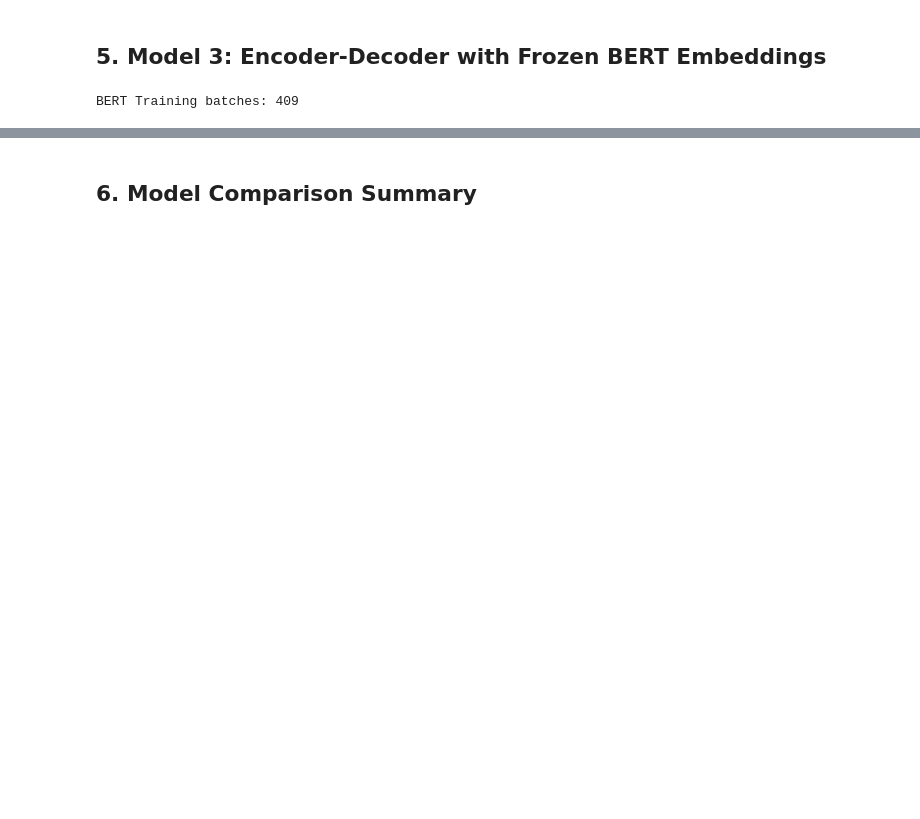
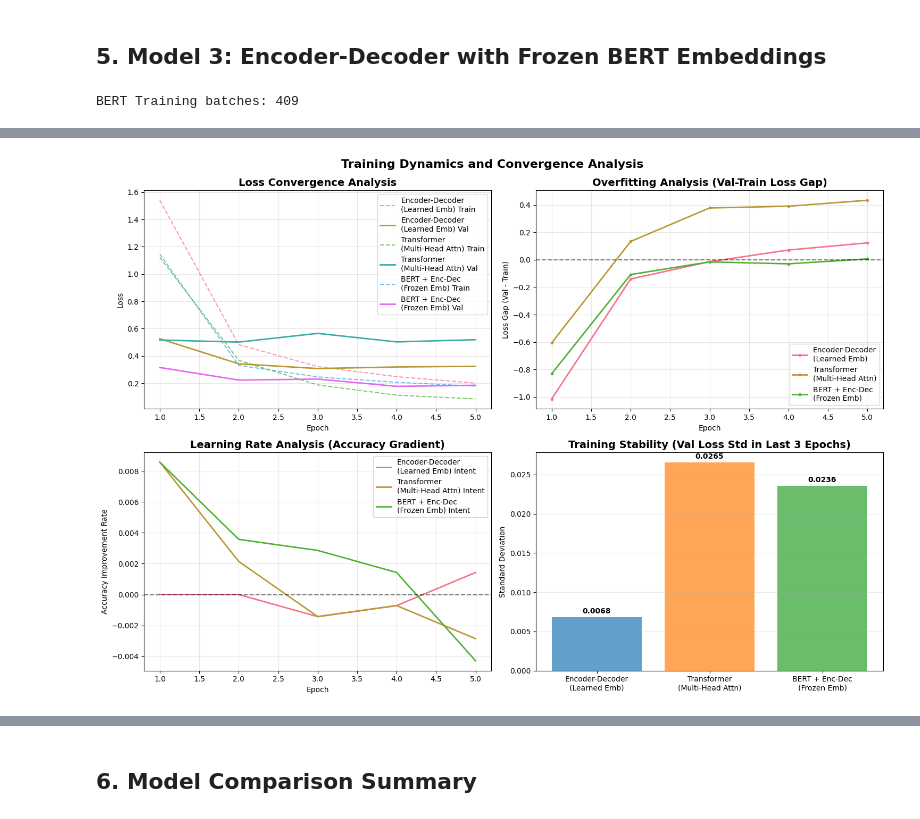
Before and after one commit to BRUH-MAIN/ICSF, a Jupyter notebook: train_joint_models.ipynb, the cells around one changed output, grey strips where cells are left out. Saved outputs shown, nothing was run; the diff lists cells and outputs as text; code cells hidden in the pictures; blank space fills up the shorter version.

```diff
--- a/train_joint_models.ipynb
+++ b/train_joint_models.ipynb
@@ -589,0 +945,82 @@ Slot Accuracy: 0.9692
+# %%
+# Convergence Analysis
+if models_available:
+    fig, axes = plt.subplots(2, 2, figsize=(15, 10))
+
+    # Loss convergence (Train vs Validation)
+    ax = axes[0, 0]
+    for name, history in models_available.items():
+        epochs = range(1, len(history['train_loss']) + 1)
+        train_loss = np.array(history['train_loss'])
+        val_loss = np.array(history['val_loss'])
+
+        ax.plot(epochs, train_loss, '--', label=f'{name} Train', alpha=0.7)
+        ax.plot(epochs, val_loss, '-', label=f'{name} Val', linewidth=2)
+
+    ax.set_title('Loss Convergence Analysis', fontsize=14, fontweight='bold')
+    ax.set_xlabel('Epoch')
+    ax.set_ylabel('Loss')
+    ax.legend()
+    ax.grid(True, alpha=0.3)
+
+    # Overfitting Detection (Train-Val Gap)
+    ax = axes[0, 1]
+    for name, history in models_available.items():
+        epochs = range(1, len(history['train_loss']) + 1)
+        gap = np.array(history['val_loss']) - np.array(history['train_loss'])
+        ax.plot(epochs, gap, label=name, linewidth=2, marker='o', markersize=3)
+
+    ax.set_title('Overfitting Analysis (Val-Train Loss Gap)', fontsize=14, fontweight='bold')
+    ax.set_xlabel('Epoch')
+    ax.set_ylabel('Loss Gap (Val - Train)')
+    ax.axhline(y=0, color='black', linestyle='--', alpha=0.5)
+    ax.legend()
+    ax.grid(True, alpha=0.3)
+
+    # Learning Rate vs Performance
+    ax = axes[1, 0]
+    for name, history in models_available.items():
+        epochs = range(1, len(history['intent_acc']) + 1)
+        intent_acc = np.array(history['intent_acc'])
+        slot_f1 = np.array(history['slot_f1'])
+
+        # Calculate improvement rate (derivative approximation)
+        intent_improvement = np.gradient(intent_acc)
+        ax.plot(epochs, intent_improvement, label=f'{name} Intent', linewidth=2)
+
+    ax.set_title('Learning Rate Analysis (Accuracy Gradient)', fontsize=14, fontweight='bold')
+    ax.set_xlabel('Epoch')
+    ax.set_ylabel('Accuracy Improvement Rate')
+    ax.legend()
+    ax.grid(True, alpha=0.3)
+    ax.axhline(y=0, color='black', linestyle='--', alpha=0.5)
+
+    # Stability Analysis (Standard deviation of last few epochs)
+    ax = axes[1, 1]
+    stability_data = []
+    model_names = []
+
+    for name, history in models_available.items():
+        # Calculate stability over last 3 epochs
+        if len(history['val_loss']) >= 3:
+            last_losses = history['val_loss'][-3:]
+            stability = np.std(last_losses)
+            stability_data.append(stability)
+            model_names.append(name)
+
+    if stability_data:
+        bars = ax.bar(model_names, stability_data, color=['#1f77b4', '#ff7f0e', '#2ca02c', '#d62728'][:len(stability_data)], alpha=0.7)
+        ax.set_title('Training Stability (Val Loss Std in Last 3 Epochs)', fontsize=14, fontweight='bold')
+        ax.set_ylabel('Standard Deviation')
+        ax.grid(True, alpha=0.3, axis='y')
+
+        # Add value labels on bars
+        for bar, value in zip(bars, stability_data):
+            ax.text(bar.get_x() + bar.get_width()/2, bar.get_height() + max(stability_data)*0.01,
+                   f'{value:.4f}', ha='center', va='bottom', fontweight='bold')
+
+    plt.tight_layout()
+    plt.suptitle('Training Dynamics and Convergence Analysis', fontsize=16, fontweight='bold', y=1.02)
+    plt.show()
+# %% [output]
+[figure, added]
```
Also changed, not shown: parts of 22 cells of this notebook, 2 other files.
